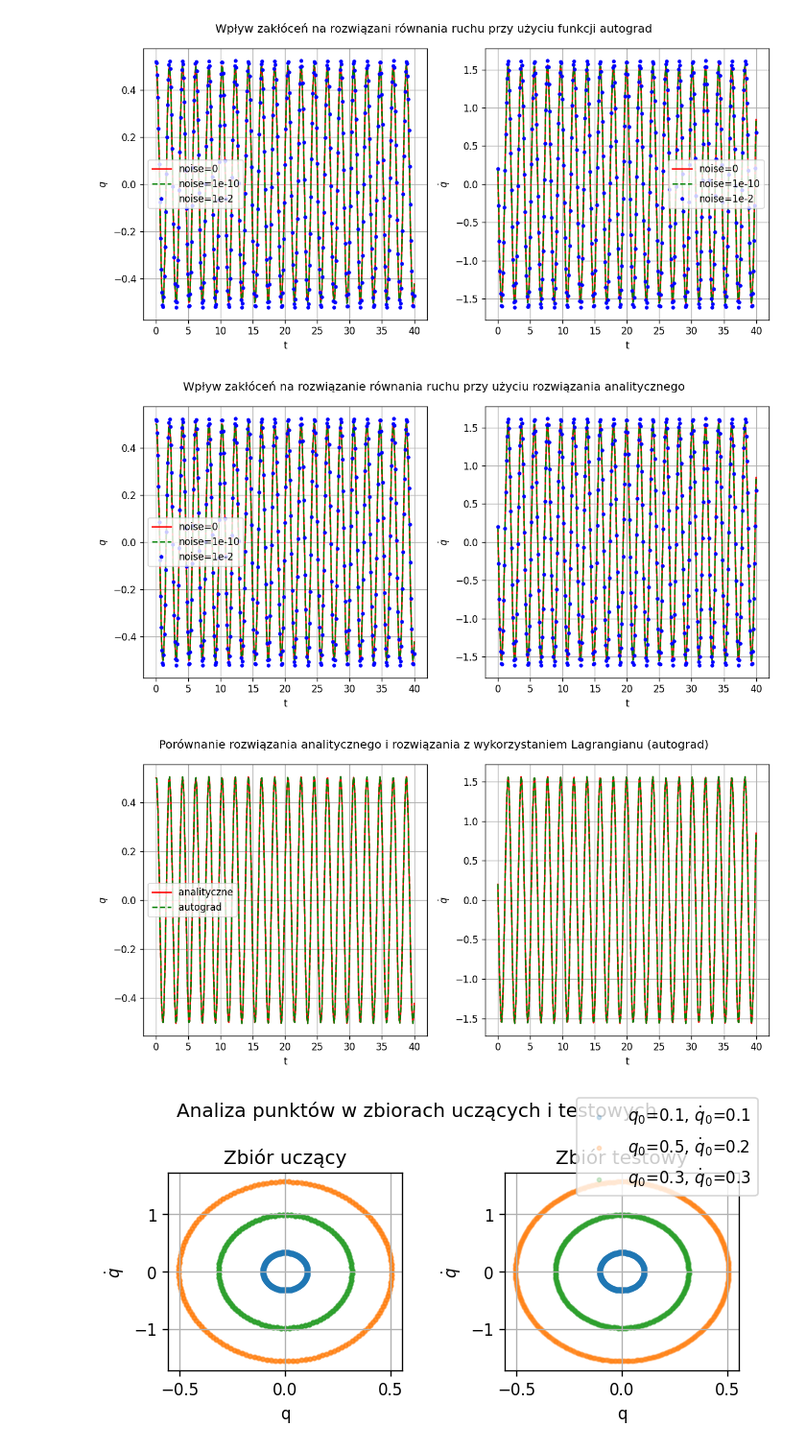
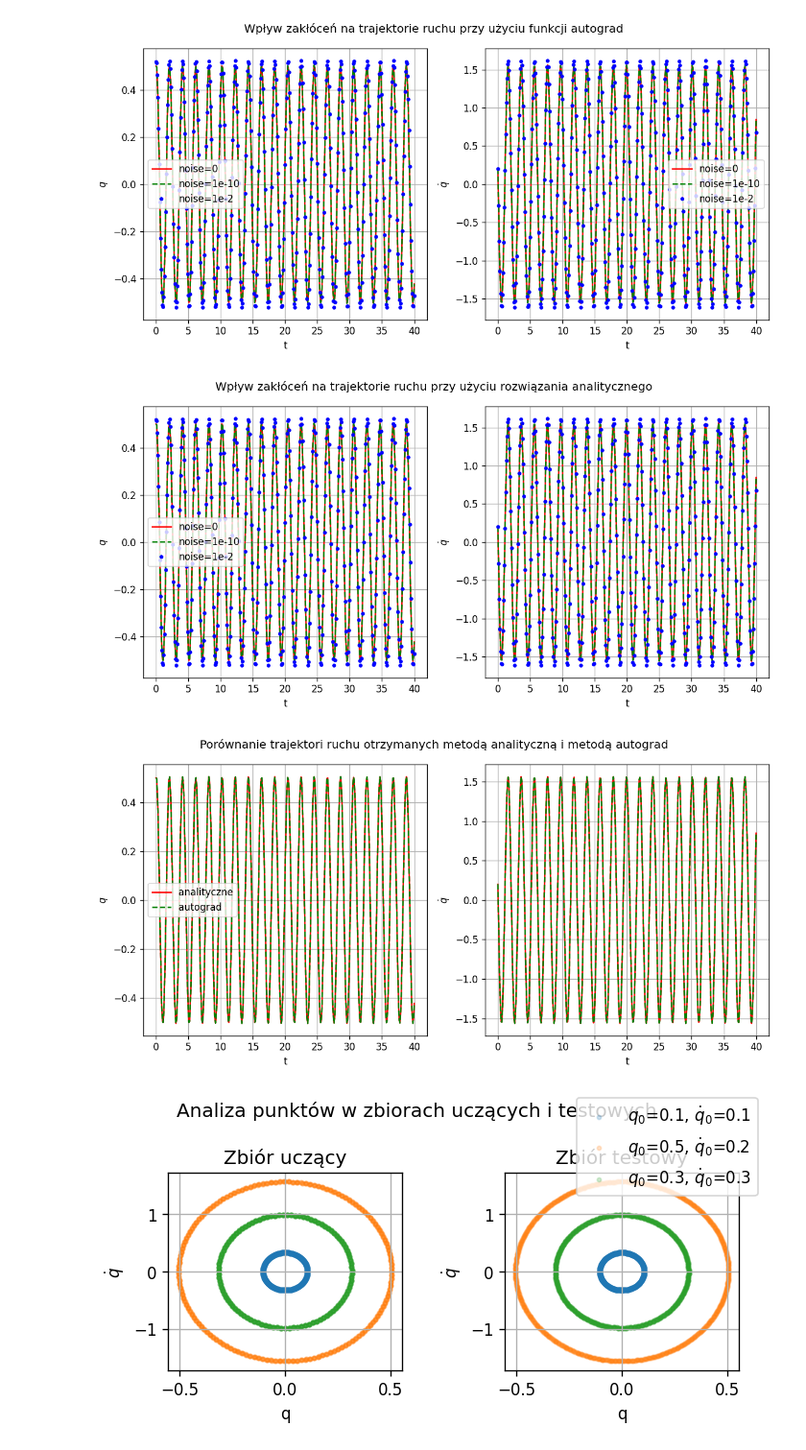
Before and after one commit to BartekFurmanek/LNN, a Jupyter notebook: LNN.ipynb, the cells around one changed output. Shown at 96% size. Cells and saved outputs as stored; diff of their text form; code cells hidden in the pictures.

```diff
--- a/LNN.ipynb
+++ b/LNN.ipynb
@@ -141,36 +161,36 @@ Wall time: 2.22 ms
 # %%
 #WYŚWIETLENIE TRAJEKTORI (AUTOGRAD)
 
 fig, axes = plt.subplots(1, 2, figsize=(10, 5), dpi=120)
 
-fig.suptitle("Wpływ zakłóceń na rozwiązani równania ruchu przy użyciu funkcji autograd")
+fig.suptitle("Wpływ zakłóceń na trajektorie ruchu przy użyciu funkcji autograd")
 
 #Położenie (kąt)
 axes[0].plot(t, autograd_clean[:, 0], 'r', label='noise=0')
 axes[0].plot(t, autograd_noise1[:, 0], 'g--', label='noise=1e-10')
 axes[0].plot(t, autograd_noise2[:, 0], 'b.', label='noise=1e-2')
 axes[0].set_xlabel('t')
 axes[0].set_ylabel('$q$')
 axes[0].legend()
 axes[0].grid()
 
 #Prędkość (kątowa)
 axes[1].plot(t, autograd_clean[:, 1], 'r', label='noise=0')
 axes[1].plot(t, autograd_noise1[:, 1], 'g--', label='noise=1e-10')
 axes[1].plot(t, autograd_noise2[:, 1], 'b.', label='noise=1e-2')
 axes[1].set_xlabel('t')
 axes[1].set_ylabel('$\dot q$')
 axes[1].legend()
 axes[1].grid()
 
 plt.tight_layout()
 # %% [output]
-[figure, old version]
+[figure, new version]
 # %%
 #WYŚWIETLENIE TRAJEKTORI (METODA ANALITYCZNA)
 
 fig, axes = plt.subplots(1, 2, figsize=(10, 5), dpi=120)
-fig.suptitle('Wpływ zakłóceń na rozwiązanie równania ruchu przy użyciu rozwiązania analitycznego')
+fig.suptitle('Wpływ zakłóceń na trajektorie ruchu przy użyciu rozwiązania analitycznego')
 
 #Położenie (kąt)
 axes[0].plot(t, analitical_clean[:, 0], 'r', label='noise=0')
@@ -191,12 +211,12 @@ axes[1].grid()
 
 plt.tight_layout()
 # %% [output]
-[figure, old version]
+[figure, new version]
 # %%
 #PORÓWNANIE TRAJEKTORI OTRZYMANYCH PRZY UŻYCIU OBU METOD
 
 fig, axes = plt.subplots(1, 2, figsize=(10, 5), dpi=120)
-fig.suptitle('Porównanie rozwiązania analitycznego i rozwiązania z wykorzystaniem Lagrangianu (autograd)')
+fig.suptitle('Porównanie trajektori ruchu otrzymanych metodą analityczną i metodą autograd')
 
 
 #Położenie (kąt)
@@ -217,7 +237,7 @@ axes[1].grid()
 
 plt.tight_layout()
 # %% [output]
-[figure, old version]
+[figure, new version]
 # %%
 #Funkcja normalizująca wektor stanu (położenie i prędkość). W przypadku położenia wartości
 #normalizowane są do zakresów <-Pi;Pi>. W przypadku prędkości wartości pozostają bez zmian.
```
Also changed, not shown: parts of 12 cells of this notebook, 9 other files.
